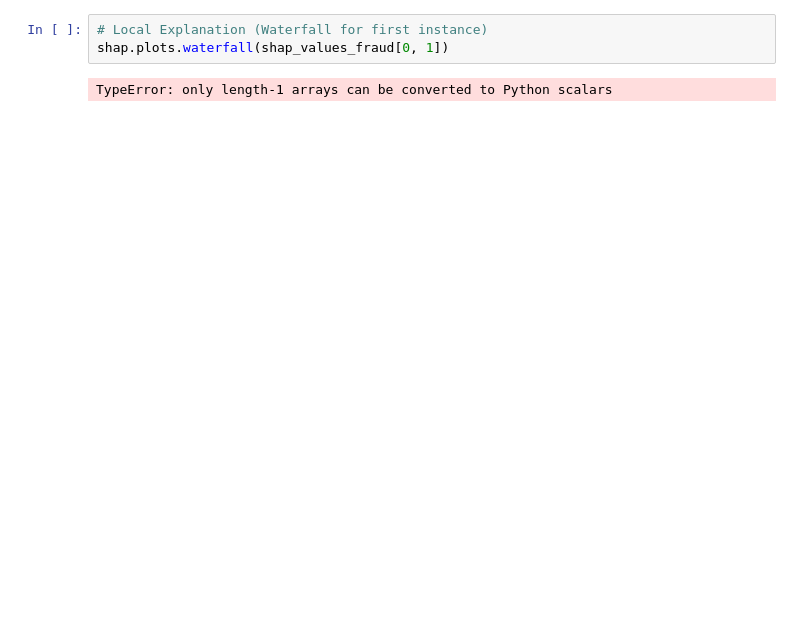
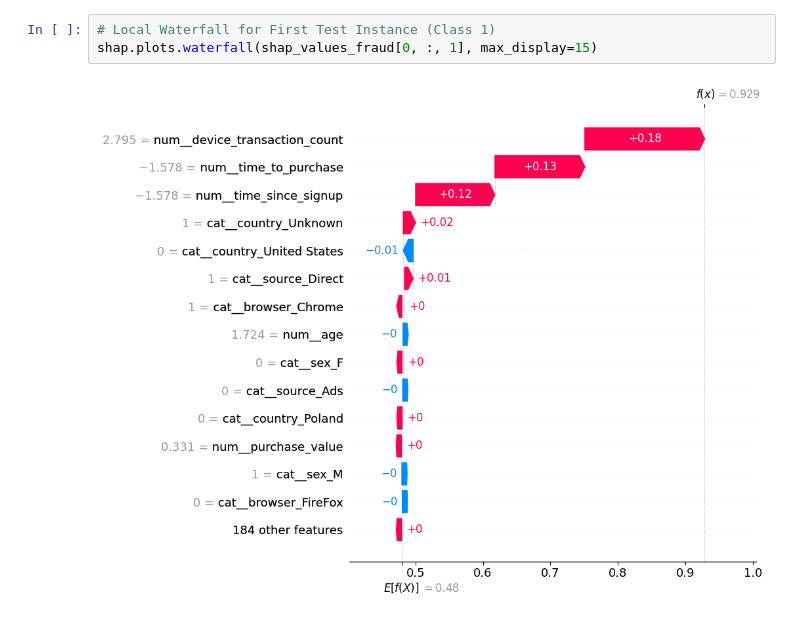
Before and after one commit to NuryeNigusMekonen/Improved-detection-of-fraud-cases-for-e-commerce-and-bank-transactions, a Jupyter notebook: notebook/shap_model_explain.ipynb, the cells around one changed output. Cells and saved outputs as stored; diff of their text form; blank space fills up the shorter version.

```diff
--- a/notebook/shap_model_explain.ipynb
+++ b/notebook/shap_model_explain.ipynb
@@ -35,5 +23,5 @@ Constant columns: ['num__purchase_value', 'num__age', 'num__time_since_signup',
 # %%
-# Local Explanation (Waterfall for first instance)
-shap.plots.waterfall(shap_values_fraud[0, 1])
+# Local Waterfall for First Test Instance (Class 1)
+shap.plots.waterfall(shap_values_fraud[0, :, 1], max_display=15)
 # %% [output]
-TypeError: only length-1 arrays can be converted to Python scalars
+[figure, added]
```
Also changed, not shown: parts of 6 cells of this notebook, 5 other files.
